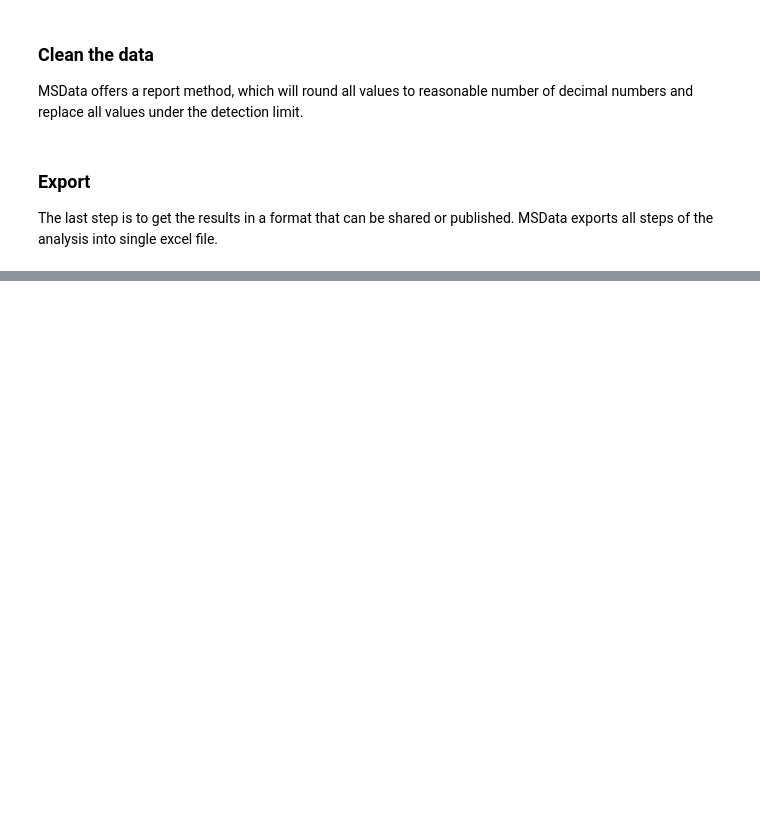
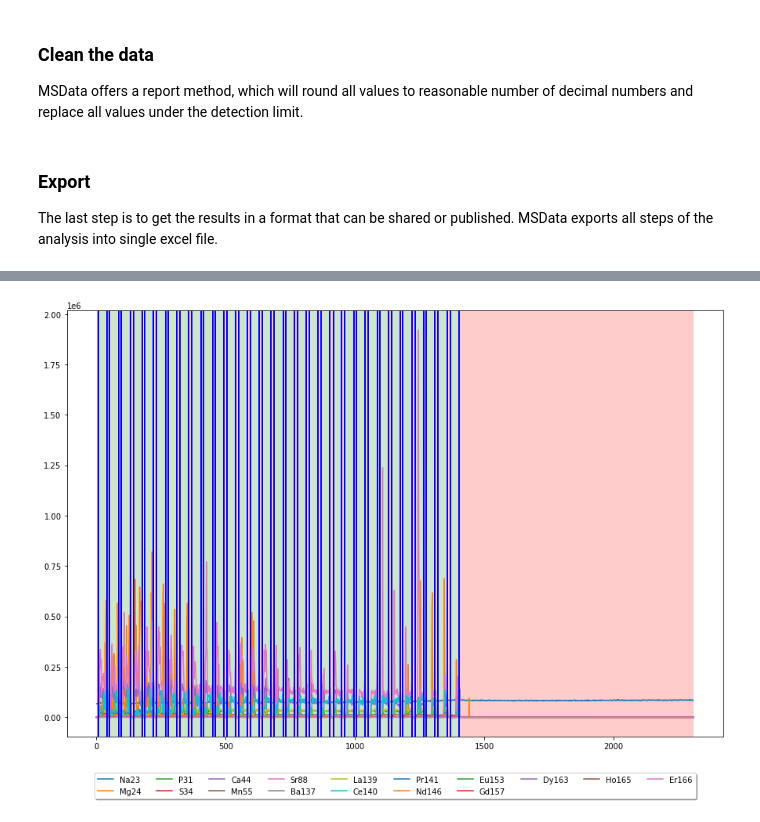
Before and after one commit to nikadilli/imgMS, a Jupyter notebook: imgMS/imgMS_example.ipynb, the cells around one changed output, grey strips where cells are left out. Saved outputs shown, nothing was run; the diff lists cells and outputs as text; code cells hidden in the pictures; blank space fills up the shorter version.

```diff
--- a/imgMS/imgMS_example.ipynb
+++ b/imgMS/imgMS_example.ipynb
@@ -108,0 +111,7 @@ data.export('../data/results.xlsx')
+# %%
+logger = get_logger('/Users/nikadilli/code/imgMS/log.txt')
+logger.info('Starting new session.')
+# %%
+reader = MSData.DataReader(filename='../data/mapa1_data.csv', filetype='csv', instrument='raw')
+# %%
+data = MSData.MSData(reader, logger)
@@ -108,0 +122,5 @@ data.export('../data/results.xlsx')
+# %%
+fig, ax = plt.subplots (figsize=(15,10))
+data.graph(ax=ax)
+# %% [output]
+[figure, added]
```
Also changed, not shown: parts of 5 cells of this notebook, 4 other files.
